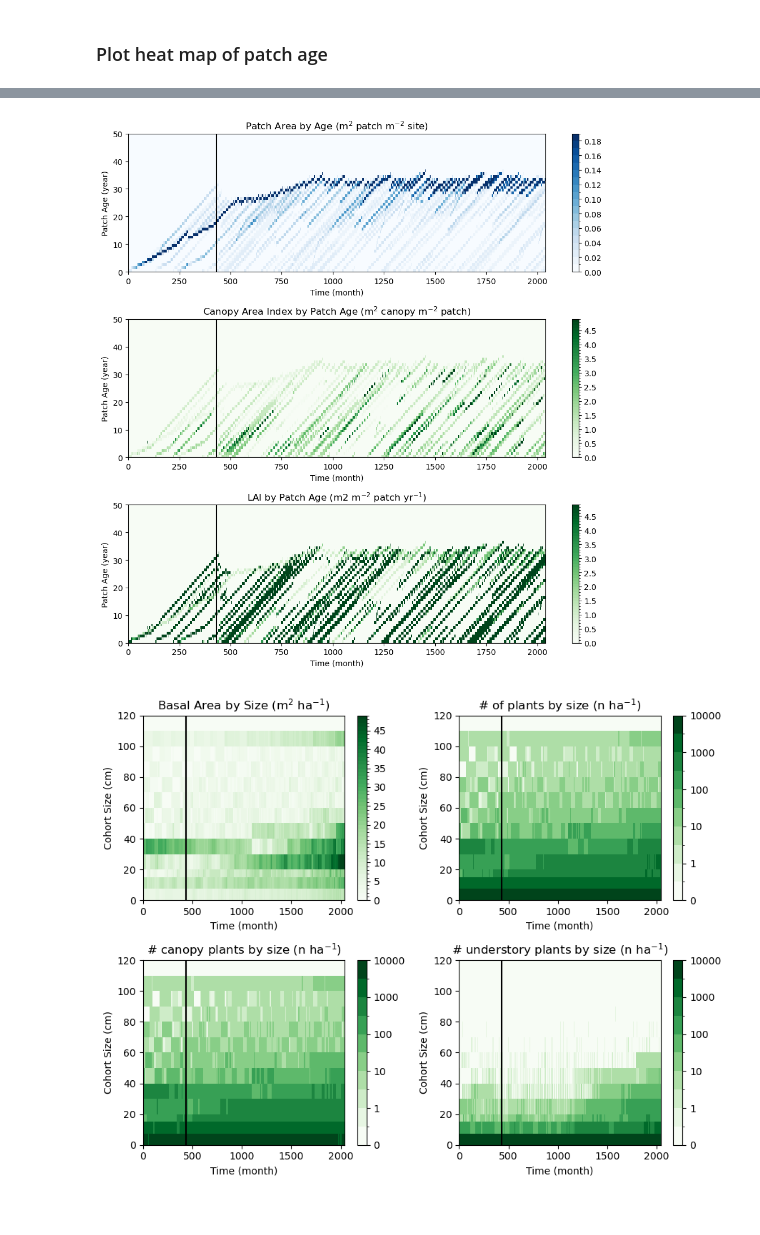
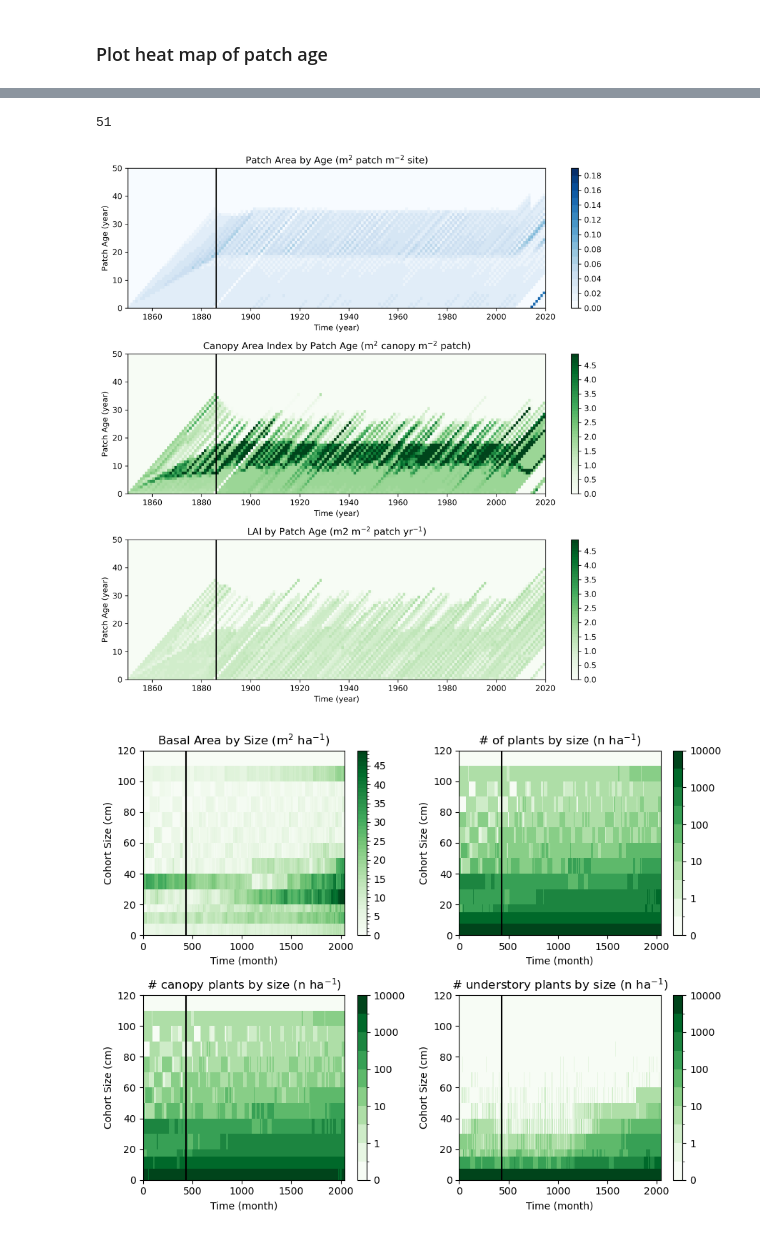
Before and after one commit to goose888/FATES_MRV, a Jupyter notebook: Candidates_age_structure.ipynb, the cells around one changed output, grey strips where cells are left out. Saved outputs shown, nothing was run; the diff lists cells and outputs as text; code cells hidden in the pictures.

```diff
--- a/Candidates_age_structure.ipynb
+++ b/Candidates_age_structure.ipynb
@@ -406,7 +588,7 @@ plt.xlim([0.0, 60.0])
 plt.ylim([0.0, 1.0])
 plt.xlabel('DBH, cm')
 plt.ylabel('Fraction of plant #s')
-for i in np.arange(0, len(candidates)):
-    ens_sz_frac = arr_num_sz[i,2040,1:13,0]/np.sum(arr_num_sz[i,2040,1:13,0])
-    plt.plot(lower_bin_edge_ens[1:13], ens_sz_frac, 'g-', linewidth=0.3)
+for i in np.arange(0, nens):
+    ens_sz_frac = arr_num_sz[i,np.shape(arr_num_sz)[1]-1,1:13,0]/np.sum(arr_num_sz[i,np.shape(arr_num_sz)[1]-1,1:13,0])
+    plt.plot(lower_bin_edge_ens[1:13], ens_sz_frac, 'g-', linewidth=0.1)
 # %% [output]
@@ -428,3 +613,16 @@ plt.xlim([0, 65])
+# %%
+## Calculate annual average
+arr_gpp_nl_mean = np.zeros((nens,nyr))
+arr_gpp_bl_mean = np.zeros((nens,nyr))
+arr_vegc_nl_mean = np.zeros((nens,nyr))
+arr_vegc_bl_mean = np.zeros((nens,nyr))
+arr_soilc_mean = np.zeros((nens,nyr))
+for iyr in np.arange(0,nyr):
+    arr_gpp_nl_mean[:,iyr] = np.nanmean(arr_gpp_nl[:,12*iyr:12+12*iyr,0], axis=1)
+    arr_gpp_bl_mean[:,iyr] = np.nanmean(arr_gpp_bl[:,12*iyr:12+12*iyr,0], axis=1)
+    arr_vegc_nl_mean[:,iyr] = np.nanmean(arr_vegc_nl[:,12*iyr:12+12*iyr,0], axis=1)
+    arr_vegc_bl_mean[:,iyr] = np.nanmean(arr_vegc_bl[:,12*iyr:12+12*iyr,0], axis=1)
+    arr_soilc_mean[:,iyr] = np.nanmean(arr_soilc[:,12*iyr:12+12*iyr,0], axis=1)
 # %%
 # Check the biomass ratio between NL and BL
 vegc_fir = np.array(df_full.Biomass_kg[df_full.Species == 'Fir'])*0.5
@@ -438,7 +636,7 @@ vegc_bl = np.nanmean(np.concatenate((vegc_alder, vegc_oak)))
 # Check Needle leaf vs. broad leaf ratio
 fig = plt.figure(figsize=(5,5), dpi=150)
 for i in np.arange(0,nens):
-    plt.scatter(arr_vegc_nl_mean[i,170], arr_vegc_bl_mean[i,170], s=5)
+    plt.scatter(arr_vegc_nl_mean[i,nyr-1]*0.6, arr_vegc_bl_mean[i,nyr-1]*0.6, s=5)
 # plt.legend(['1', '2', '3', '4', '5'])
 plt.scatter([4.22], [4.97], color='k')
 plt.xlabel('Needle leaf, kgC m-2')
@@ -789,6 +953,9 @@ plt.legend(['hypothetical, after year 36', 'Candidate #7, Year 2', 'Candidate #7
 ### Plot heat map of patch age
 # %%
 ############################################################
+### Codes are derived from FATES tutorial
+### https://fates-users-guide.readthedocs.io/en/latest/running-fates-walkthrough-case2.html
+### section 7 - code for plotting age  distribution
 ### open the file and read in coordinate data
 ############################################################
 
@@ -796,6 +963,14 @@ plt.legend(['hypothetical, after year 36', 'Candidate #7, Year 2', 'Candidate #7
 ## since the model simulation restarts at every 30 years
 ## time variable from historical file is disrupted
 ## create the axis on my own, in the unit of years.
+
+# Open one file to get some metadata
+fpath = block_path+block_prefix+'0001.h0.'+str(fyear[0])+'-02-01-00000.nc'
+dtc = nc4.Dataset(fpath)
+patch_age_bins = dtc['fates_levage'][:]
+cohort_size_bins = dtc['fates_levscls'][:]
+dtc.close()
+
 nagebins = len(patch_age_bins)
 nsizebins = len(cohort_size_bins)
 
@@ -807,12 +992,16 @@ cohort_size_bins = np.append(cohort_size_bins,cohort_size_bins[nsizebins-1]*1.5)
+# %%
+nagebins
+# %% [output]
+51
 # %%
 # Need to pick one ensemble
 # candidates with age structure problem: 5, 6, 9, 13, 14, 15, 19
 iens = 6
 # 0 - monthly, 1 - annual
-plot_mode = 0
+plot_mode = 1
 
 if(plot_mode == 0):
-    time = np.arange(0,2041)
+    time = np.arange(0,2040)
     ntim = len(time)
 
     # productivity and canopy structure as a function of patch age
@@ -834,8 +1023,8 @@ if(plot_mode == 0):
     MORTALITY_UNDERSTORY_SCLS = arr_mort_ustory[iens, :, :, :]
 
 else:
-    time = np.arange(1850,2020)
-    time_act = np.arange(1850,2019)
+    time = np.arange(1850,2021)
+    time_act = np.arange(1850,2021)
     ntim = len(time_act)
 
     LAI_BY_AGE = np.zeros((ntim, nagebins, 1))
@@ -873,7 +1062,7 @@ else:
 ############################################################
 
 # set up the page
-fig1, (f1ax0, f1ax1, f1ax2) = plt.subplots(nrows=3, figsize=(10, 10))
+fig1, (f1ax0, f1ax1, f1ax2) = plt.subplots(nrows=3, figsize=(10, 10), dpi=300)
 
 ## set up the first plot: the fractional area of patches of a given age range
 levels = np.arange(0.,0.2, 0.01)
@@ -908,31 +1097,31 @@ f1ax1.set_ylim([0, 50])
 if(plot_mode == 0):
     f1ax1.set_xlabel('Time (month)')
     f1ax1.axvline(x = 432, color = 'k')
 else:
     f1ax1.set_xlabel('Time (year)')
     f1ax1.set_xlim([1850, 2020])
     f1ax1.axvline(x = 1886, color = 'k')
 
 
 ## set up the third plot: the GPP, conditional on patch age
 levels = np.arange(0., 5.0, 0.1)
 cmap = plt.get_cmap('Greens')
 norm = BoundaryNorm(levels, ncolors=cmap.N, clip=True)
 im = f1ax2.pcolormesh(time, patch_age_bins, (LAI_BY_AGE )[:,:,0].transpose(), cmap=cmap, norm=norm)
 fig1.colorbar(im, ax=f1ax2)
 f1ax2.set_title(r'LAI by Patch Age (m$2$ m$^{-2}$ patch yr$^{-1}$)')
 f1ax2.set_ylabel('Patch Age (year)')
 f1ax2.set_ylim([0, 50])
 if(plot_mode == 0):
     f1ax2.set_xlabel('Time (month)')
     f1ax2.axvline(x = 432, color = 'k')
 else:
     f1ax2.set_xlabel('Time (year)')
     f1ax2.set_xlim([1850, 2020])
     f1ax2.axvline(x = 1886, color = 'k')
 
 # show the plot
 fig1.tight_layout()
 plt.show()
 # %% [output]
-[figure, old version]
+[figure, new version]
```
Also changed, not shown: parts of 37 cells of this notebook.
